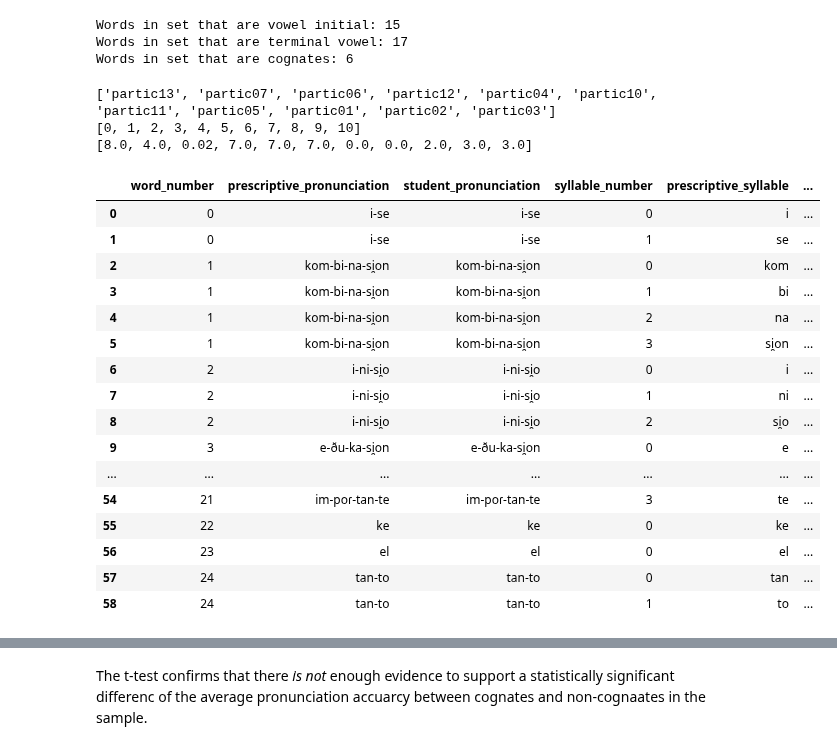
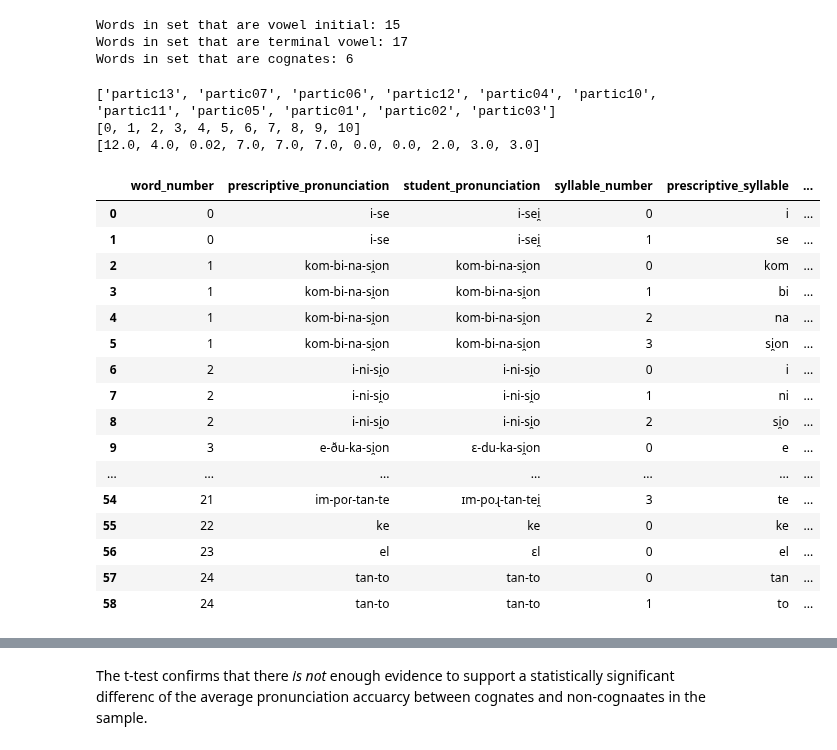
Before and after one commit to djdebonis/IPA_vowel_compare, a Jupyter notebook: vowel_analysis.ipynb, the cells around one changed output, grey strips where cells are left out. Drawn from its saved outputs; the diff is of its cells as text; code cells hidden in the pictures.

```diff
--- a/vowel_analysis.ipynb
+++ b/vowel_analysis.ipynb
@@ -194,30 +195,30 @@ Words in set that are cognates: 6
 # %%
 partic_names = []
 study_data = []
 years_instruct = []
 order = []
 
 for index, dictionary in enumerate(desc_dictionaries):
         df = dictionary['DF']
 
         partic_name = dictionary['partic_number']
         years = dictionary['years_formal_instruct']
         order.append(index)
         partic_names.append(partic_name)
         study_data.append(df)
         years_instruct.append(years)
 
 print(partic_names)
 print(order)
 print(years_instruct)
-study_data[0]
+study_data[1]
 # %% [output]
 ['partic13', 'partic07', 'partic06', 'partic12', 'partic04', 'partic10', 'partic11', 'partic05', 'partic01', 'partic02', 'partic03']
 [0, 1, 2, 3, 4, 5, 6, 7, 8, 9, 10]
-[8.0, 4.0, 0.02, 7.0, 7.0, 7.0, 0.0, 0.0, 2.0, 3.0, 3.0]
+[12.0, 4.0, 0.02, 7.0, 7.0, 7.0, 0.0, 0.0, 2.0, 3.0, 3.0]
 |  | word_number | prescriptive_pronunciation | student_pronunciation | syllable_number | prescriptive_syllable | ... |
-| 0 | 0 | i-se | i-se | 0 | i | ... |
-| 1 | 0 | i-se | i-se | 1 | se | ... |
+| 0 | 0 | i-se | i-sei̯ | 0 | i | ... |
+| 1 | 0 | i-se | i-sei̯ | 1 | se | ... |
 | 2 | 1 | kom-bi-na-si̯on | kom-bi-na-si̯on | 0 | kom | ... |
 | 3 | 1 | kom-bi-na-si̯on | kom-bi-na-si̯on | 1 | bi | ... |
 | 4 | 1 | kom-bi-na-si̯on | kom-bi-na-si̯on | 2 | na | ... |
@@ -225,11 +226,11 @@ study_data[0]
 | 6 | 2 | i-ni-si̯o | i-ni-si̯o | 0 | i | ... |
 | 7 | 2 | i-ni-si̯o | i-ni-si̯o | 1 | ni | ... |
 | 8 | 2 | i-ni-si̯o | i-ni-si̯o | 2 | si̯o | ... |
-| 9 | 3 | e-ðu-ka-si̯on | e-ðu-ka-si̯on | 0 | e | ... |
+| 9 | 3 | e-ðu-ka-si̯on | ɛ-du-ka-si̯on | 0 | e | ... |
 | ... | ... | ... | ... | ... | ... | ... |
-| 54 | 21 | im-poɾ-tan-te | im-poɾ-tan-te | 3 | te | ... |
+| 54 | 21 | im-poɾ-tan-te | ɪm-poɻ-tan-tei̯ | 3 | te | ... |
 | 55 | 22 | ke | ke | 0 | ke | ... |
-| 56 | 23 | el | el | 0 | el | ... |
+| 56 | 23 | el | ɛl | 0 | el | ... |
 | 57 | 24 | tan-to | tan-to | 0 | tan | ... |
 | 58 | 24 | tan-to | tan-to | 1 | to | ... |
 # %%
```
Also changed, not shown: parts of 21 cells of this notebook, 1 other file.
